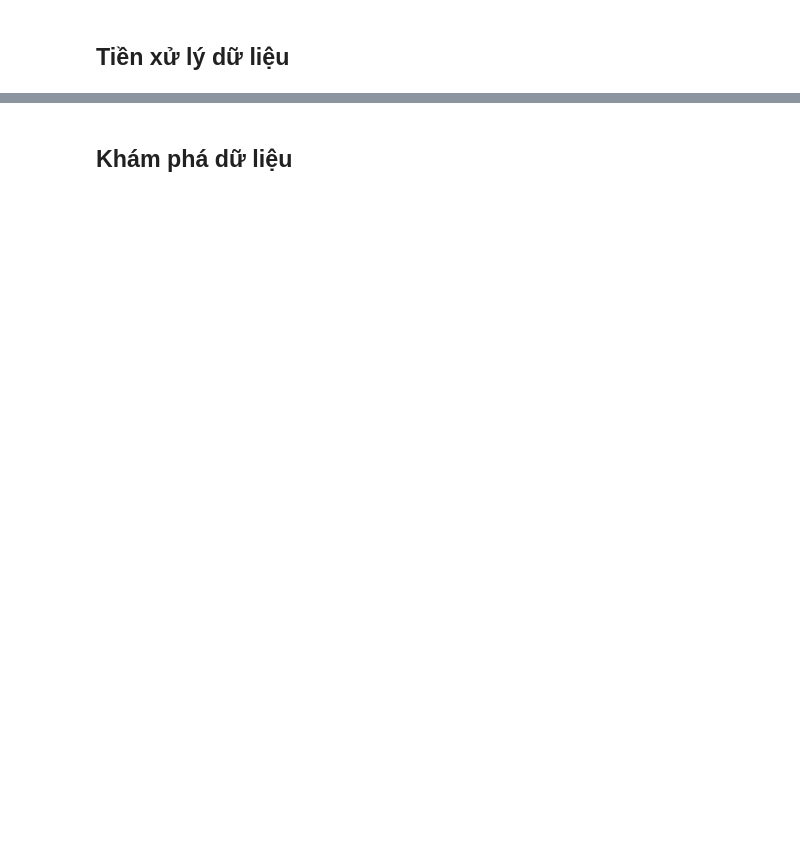
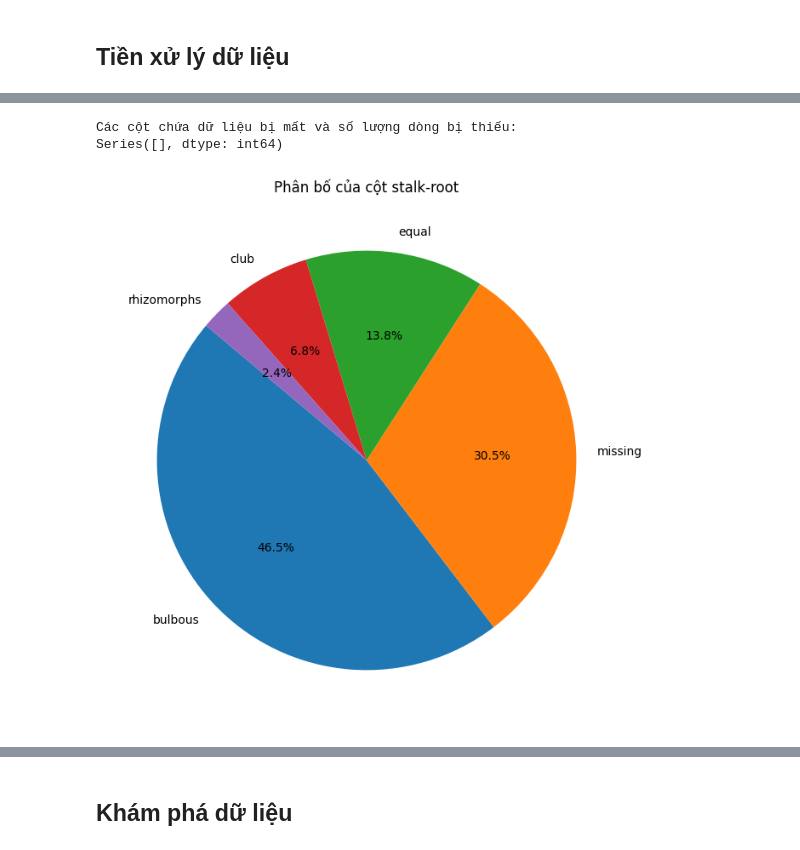
Before and after one commit to 0Nguyen0Cong0Tuan0/Data-Visualization, a Jupyter notebook: Lab3/main.ipynb, the cells around one changed output, grey strips where cells are left out. Saved outputs shown, nothing was run; the diff lists cells and outputs as text; code cells hidden in the pictures; blank space fills up the shorter version.

```diff
--- a/Lab3/main.ipynb
+++ b/Lab3/main.ipynb
@@ -97,0 +228,18 @@ print(mushroom.variables)
+# %%
+missing_values = X.isnull().sum()
+missing_columns = missing_values[missing_values > 0]
+
+print("Các cột chứa dữ liệu bị mất và số lượng dòng bị thiếu:")
+print(missing_columns)
+# %% [output]
+Các cột chứa dữ liệu bị mất và số lượng dòng bị thiếu:
+Series([], dtype: int64)
+# %%
+stalk_root_counts = X["stalk-root"].value_counts(dropna=False)
+
+plt.figure(figsize=(8, 8))
+plt.pie(stalk_root_counts, labels=stalk_root_counts.index, autopct="%1.1f%%", startangle=140)
+plt.title("Phân bố của cột stalk-root")
+plt.show()
+# %% [output]
+[figure, added]
```
Also changed, not shown: parts of 83 cells of this notebook, 1 other file.
